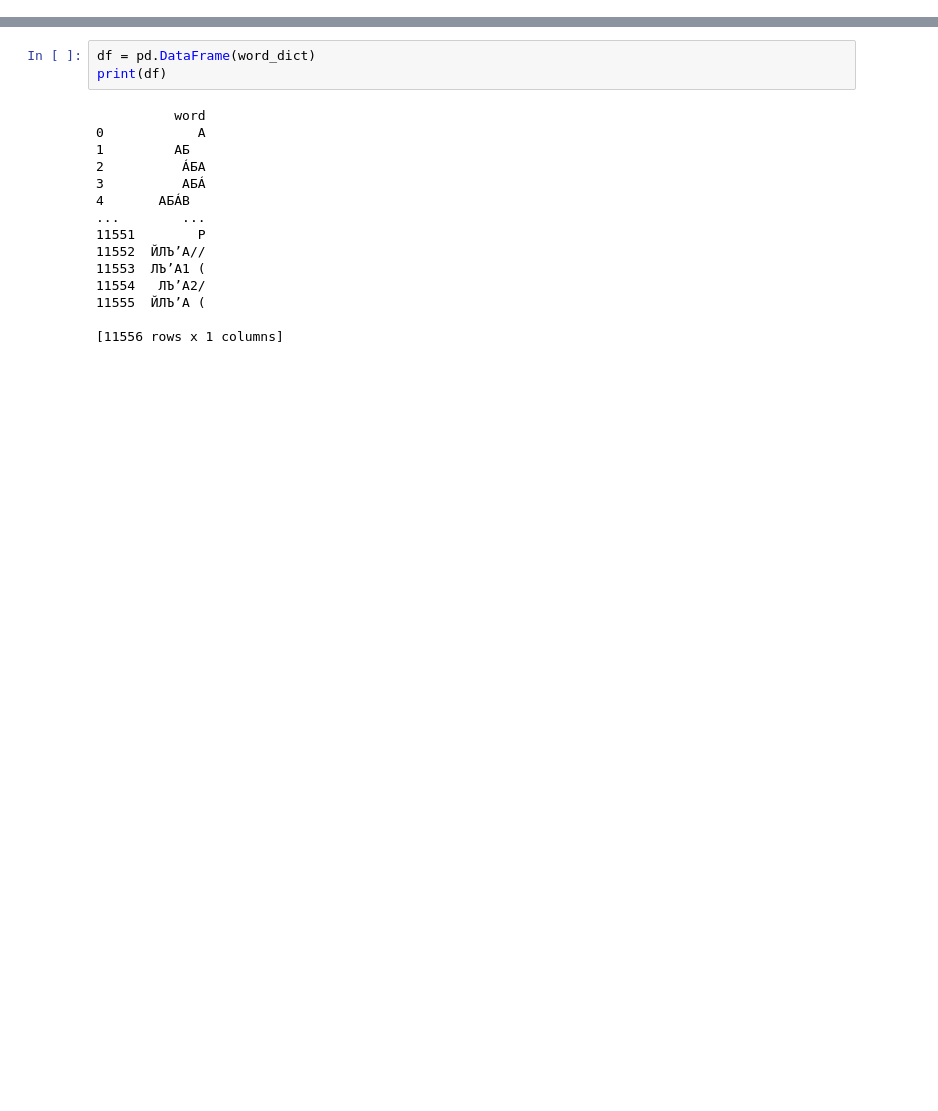
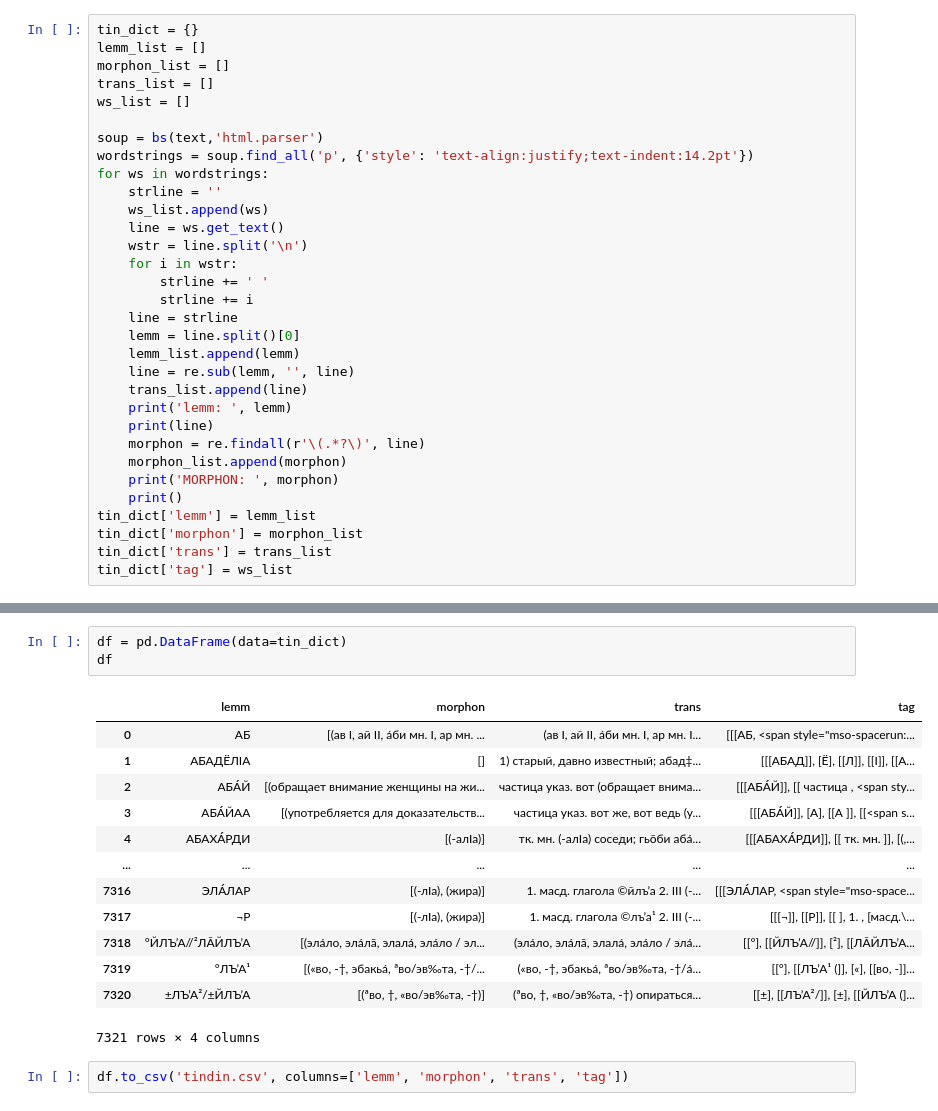
Before and after one commit to phon-dicts-project/Tindin, a Jupyter notebook: tindin.ipynb, the cells around one changed output, grey strips where cells are left out. Cells and saved outputs as stored; diff of their text form; blank space fills up the shorter version.

```diff
--- a/tindin.ipynb
+++ b/tindin.ipynb
@@ -39,0 +30,32 @@ for p in post:
+# %%
+tin_dict = {}
+lemm_list = []
+morphon_list = []
+trans_list = []
+ws_list = []
+
+soup = bs(text,'html.parser')
+wordstrings = soup.find_all('p', {'style': 'text-align:justify;text-indent:14.2pt'})
+for ws in wordstrings:
+    strline = ''
+    ws_list.append(ws)
+    line = ws.get_text()
+    wstr = line.split('\n')
+    for i in wstr:
+        strline += ' '
+        strline += i
+    line = strline
+    lemm = line.split()[0]
+    lemm_list.append(lemm)
+    line = re.sub(lemm, '', line)
+    trans_list.append(line)
+    print('lemm: ', lemm)
+    print(line)
+    morphon = re.findall(r'\(.*?\)', line)
+    morphon_list.append(morphon)
+    print('MORPHON: ', morphon)
+    print()
+tin_dict['lemm'] = lemm_list
+tin_dict['morphon'] = morphon_list
+tin_dict['trans'] = trans_list
+tin_dict['tag'] = ws_list
@@ -40,18 +80,19 @@ for p in post:
 # %%
-df = pd.DataFrame(word_dict)
-print(df)
+df = pd.DataFrame(data=tin_dict)
+df
 # %% [output]
+|  | lemm | morphon | trans | tag |
+| 0 | АБ | [(ав I, ай II, áби мн. I, ар мн. ... | (ав I, ай II, áби мн. I, ар мн. I... | [[[АБ, <span style="mso-spacerun:... |
+| 1 | АБАДËЛIА | [] | 1) старый, давно известный; абад‡... | [[[АБАД]], [Ë], [[Л]], [[I]], [[А... |
+| 2 | АБÁЙ | [(обращает внимание женщины на жи... | частица указ. вот (обращает внима... | [[[АБÁЙ]], [[ частица , <span sty... |
+| 3 | АБÁЙAА | [(употребляется для доказательств... | частица указ. вот же, вот ведь (у... | [[[АБÁЙ]], [A], [[А ]], [[<span s... |
+| 4 | АБАХÁРДИ | [(-алIа)] | тк. мн. (-алIа) соседи; гьōби абá... | [[[АБАХÁРДИ]], [[ тк. мн. ]], [(,... |
+| ... | ... | ... | ... | ... |
+| 7316 | ЭЛÁЛАР | [(-лIа), (жира)] | 1. масд. глагола ©йлъ’а 2. III (-... | [[[ЭЛÁЛАР, <span style="mso-space... |
+| 7317 | ¬Р | [(-лIа), (жира)] | 1. масд. глагола ©лъ’а¹ 2. III (-... | [[[¬]], [[Р]], [[ ], 1. , [масд.\... |
+| 7318 | °ЙЛЪ’А//²ЛĀЙЛЪ’А | [(элáло, элáлā, элалá, элáло / эл... | (элáло, элáлā, элалá, элáло / элá... | [[°], [[ЙЛЪ’А//]], [²], [[ЛĀЙЛЪ’А... |
+| 7319 | °ЛЪ’А¹ | [(«во, -†, эбакьá, ªво/эв‰та, -†/... | («во, -†, эбакьá, ªво/эв‰та, -†/á... | [[°], [[ЛЪ’А¹ (]], [«], [[во, -]]... |
+| 7320 | ±ЛЪ’А²/±ЙЛЪ’А | [(ªво, †, «во/эв‰та, -†)] | (ªво, †, «во/эв‰та, -†) опираться... | [[±], [[ЛЪ’А²/]], [±], [[ЙЛЪ’А (]... |
-          word
-0            А
-1         АБ
-2          ÁБА
-3          АБÁ
-4       АБÁВ
-...        ...
-11551        Р
-11552  ЙЛЪ’А//
-11553  ЛЪ’А1 (
-11554   ЛЪ’А2/
-11555  ЙЛЪ’А (
-
-[11556 rows x 1 columns]
+7321 rows × 4 columns
+# %%
+df.to_csv('tindin.csv', columns=['lemm', 'morphon', 'trans', 'tag'])
```
Also changed, not shown: parts of 5 cells of this notebook, 1 other file.
